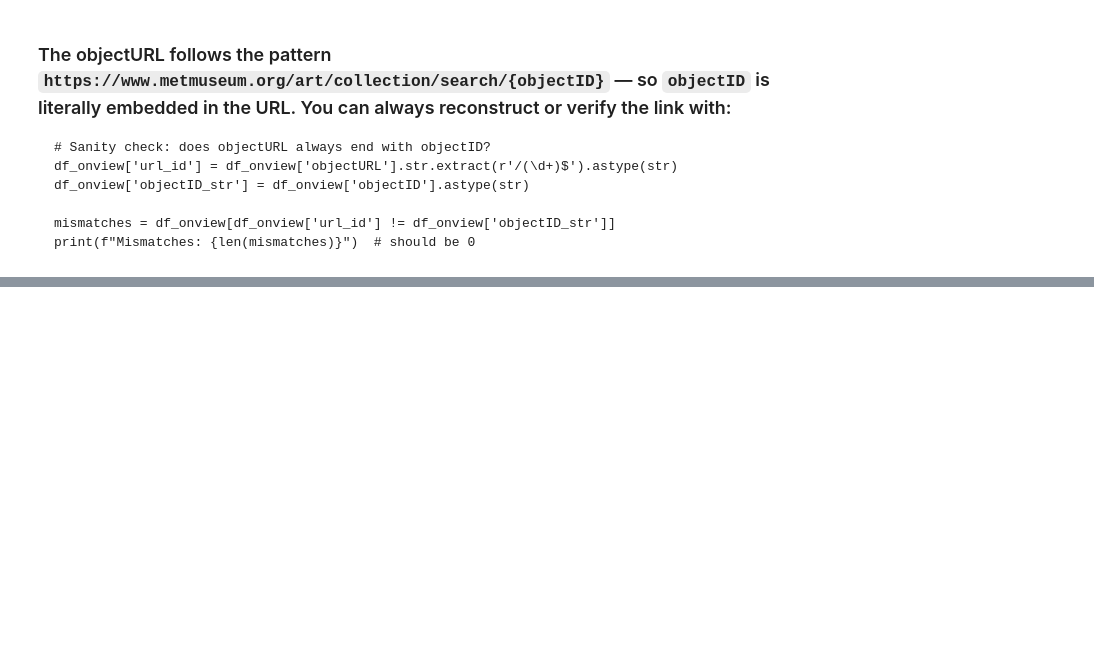
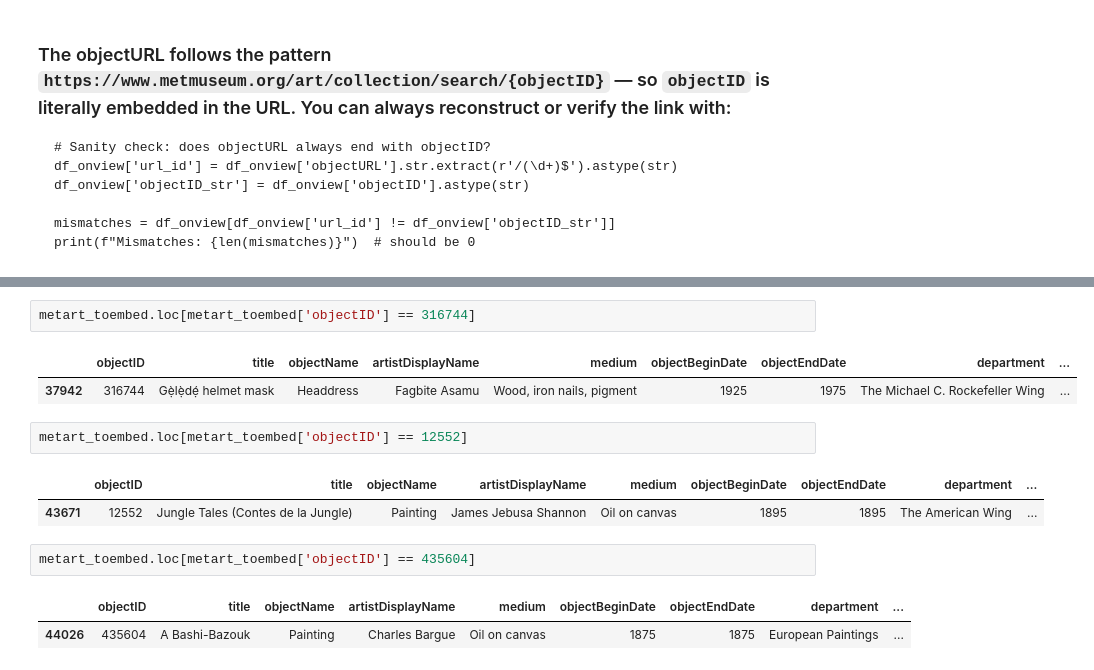
Before and after one commit to tom4sg/met-tour-project, a Jupyter notebook: dataset_eda.ipynb, the cells around one changed output, grey strips where cells are left out. Saved outputs shown, nothing was run; the diff lists cells and outputs as text; blank space fills up the shorter version.

```diff
--- a/dataset_eda.ipynb
+++ b/dataset_eda.ipynb
@@ -1340,0 +1537,15 @@ Mismatches: 0
+# %%
+metart_toembed.loc[metart_toembed['objectID'] == 316744]
+# %% [output]
+|  | objectID | title | objectName | artistDisplayName | medium | objectBeginDate | objectEndDate | department | ... |
+| 37942 | 316744 | Gẹ̀lẹ̀dẹ́ helmet mask | Headdress | Fagbite Asamu | Wood, iron nails, pigment | 1925 | 1975 | The Michael C. Rockefeller Wing | ... |
+# %%
+metart_toembed.loc[metart_toembed['objectID'] == 12552]
+# %% [output]
+|  | objectID | title | objectName | artistDisplayName | medium | objectBeginDate | objectEndDate | department | ... |
+| 43671 | 12552 | Jungle Tales (Contes de la Jungle) | Painting | James Jebusa Shannon | Oil on canvas | 1895 | 1895 | The American Wing | ... |
+# %%
+metart_toembed.loc[metart_toembed['objectID'] == 435604]
+# %% [output]
+|  | objectID | title | objectName | artistDisplayName | medium | objectBeginDate | objectEndDate | department | ... |
+| 44026 | 435604 | A Bashi-Bazouk | Painting | Charles Bargue | Oil on canvas | 1875 | 1875 | European Paintings | ... |
```
Also changed, not shown: parts of 26 cells of this notebook.
